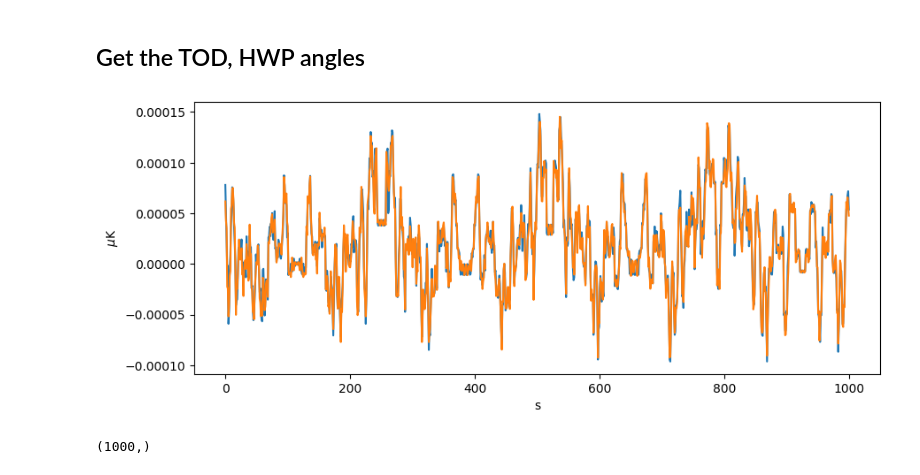
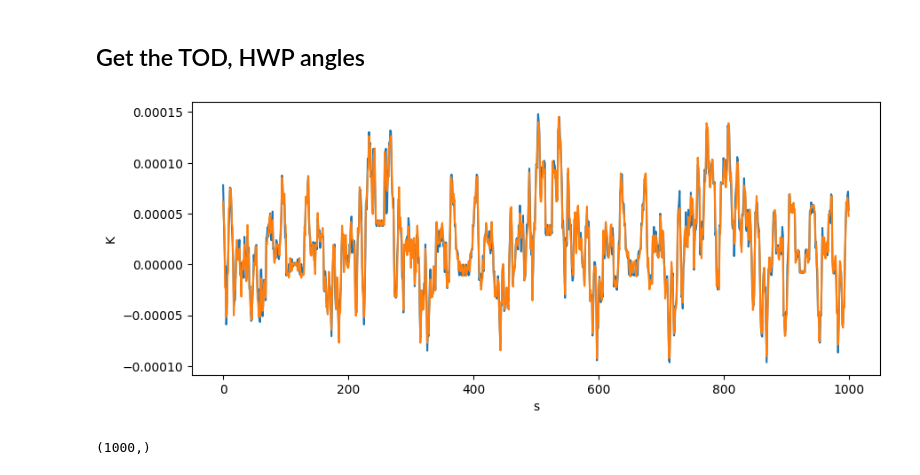
Before and after one commit to binhola/binkathon, a Jupyter notebook: mapmaking-300326-starting.ipynb, the cells around one changed output. Cells and saved outputs as stored; diff of their text form; code cells hidden in the pictures.

```diff
--- a/mapmaking-300326-starting.ipynb
+++ b/mapmaking-300326-starting.ipynb
@@ -18,14 +18,14 @@ hwp_angles = obs.get_hwp_angles()
 # %%
 plt.figure(figsize=(10,4))
 plt.plot(tod[0])
 plt.plot(tod[1])
 
 plt.xlabel("s")
-plt.ylabel(r"$\mu$K")
+plt.ylabel(r"K")
 plt.show()
 plt.close()
 # %% [output]
-[figure, old version]
+[figure, new version]
 # %%
 hwp_angles.shape
 # %% [output]
```
Also changed, not shown: parts of 2 cells of this notebook.
